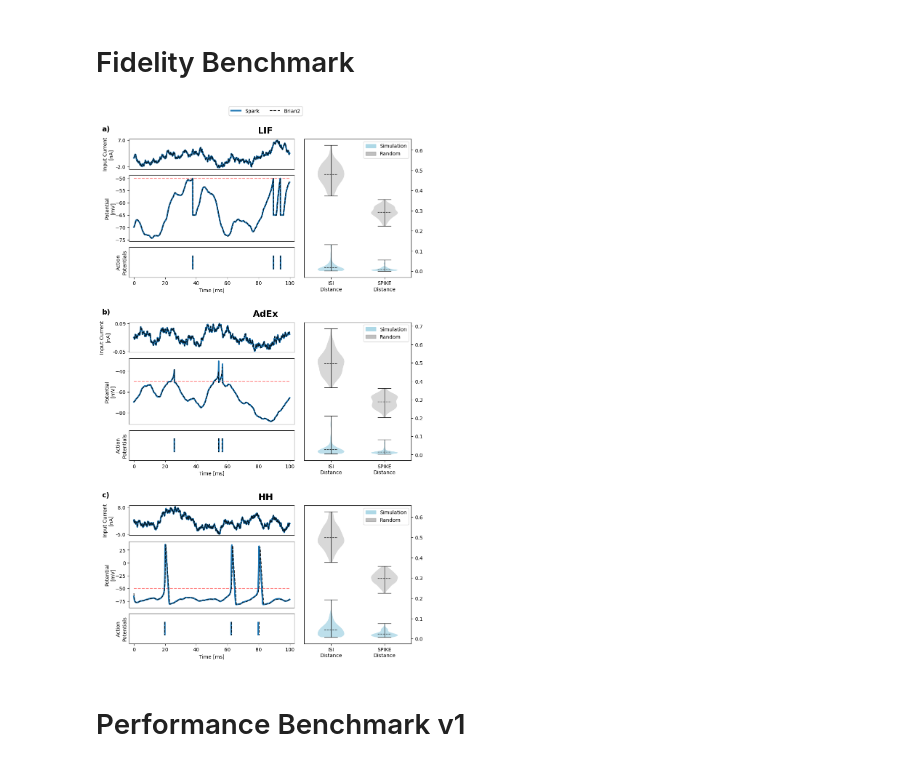
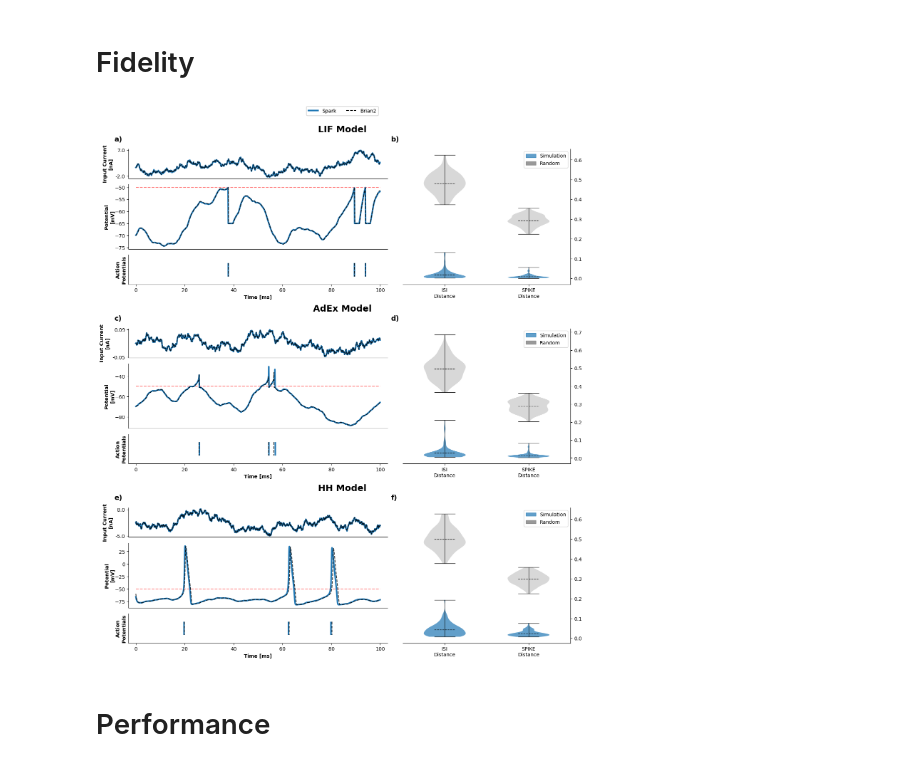
Before and after one commit to Nogarx/Spark, a Jupyter notebook: benchmarks/benchmark_report.ipynb, the cells around one changed output. Drawn from its saved outputs; the diff is of its cells as text; code cells hidden in the pictures.

```diff
--- a/benchmarks/benchmark_report.ipynb
+++ b/benchmarks/benchmark_report.ipynb
@@ -4,7 +6,7 @@ import matplotlib.pyplot as plt
 import matplotlib.gridspec as gridspec
 from matplotlib.lines import Line2D
 # %% [markdown]
-# Fidelity Benchmark
+# Fidelity
 # %%
 def populate_subfigure(
 		subfig, title, subfig_index, input_current, firing_threshold,
@@ -13,16 +15,16 @@ def populate_subfigure(
 		metrics, decimals=0,
 	) -> None:
 
-	import matplotlib
 	font = {'family' : 'sans-serif',
 			#'weight' : 'bold',
 			'size'   : 10}
 	matplotlib.rc('font', **font)
-	#matplotlib.rc('axes', labelweight='bold', titleweight='bold')
+	matplotlib.rc('axes', labelweight='bold', titleweight='bold')
 	matplotlib.rc('figure', titlesize=18, titleweight='bold')
 
-	subfig.suptitle(title, y=0.95)
-	subfig.text(0.05, 0.925, f'{subfig_index})', fontsize=14, weight='bold')
+	subfig.suptitle(f'{title} Model', y=1.015)
+	subfig.text(0.1, 0.925, f'{subfig_index[0]})', fontsize=14, weight='bold')
+	subfig.text(0.585, 0.925, f'{subfig_index[1]})', fontsize=14, weight='bold')
 	gs = gridspec.GridSpec(4, 5)
 	ax_pre = subfig.add_subplot(gs[0, :-2])
 	ax_pot = subfig.add_subplot(gs[1:3, :-2])
@@ -32,10 +34,13 @@ def populate_subfigure(
 	for ax in [ax_pre, ax_pot, ax_post]:
 		ax.set_xticks([], [])
 		ax.set_xlim(-3, 100+3)
+		ax.spines['top'].set_visible(False)
+		ax.spines['right'].set_visible(False)
 	ax_pre.set_yticks(
 		[np.round(np.min(input_current), decimals=decimals), np.round(np.max(input_current), decimals=decimals)],
 		[np.round(np.min(input_current), decimals=decimals), np.round(np.max(input_current), decimals=decimals)]
 	)
+
 	ax_post.set_yticks([], [])
 	ax_pre.set_ylabel('Input Current\n[nA]', labelpad=15, horizontalalignment='center', verticalalignment='center')
 	ax_pot.set_ylabel('Potential\n[mV]', labelpad=10, horizontalalignment='center', verticalalignment='center')
@@ -55,18 +60,22 @@ def populate_subfigure(
 
 
 	ax_metrics.set_yticks([], [])
+	ax_metrics.spines['top'].set_visible(False)
+	ax_metrics.spines['left'].set_visible(False)
 	ax_metrics = ax_metrics.twinx()
+	ax_metrics.spines['top'].set_visible(False)
+	ax_metrics.spines['left'].set_visible(False)
 	violin = ax_metrics.violinplot(
 		[metrics['isi_dist'], metrics['rand_isi_dist'], metrics['spike_dist'], metrics['rand_spike_dist']],
 		positions = [0, 0, 1, 1],
 		showmeans=True
 	)
 
-	for body, color in zip(violin['bodies'], ['lightblue', 'gray']*2):
+	for body, color in zip(violin['bodies'], ['tab:blue', 'gray']*2):
 		body.set_facecolor(color)
 		body.set_facecolor(color)
-		if color == 'lightblue':
-			body.set_alpha(0.8)
+		if color == 'tab:blue':
+			body.set_alpha(0.7)
 	for line in [violin['cmaxes'], violin['cmins'], violin['cmeans'], violin['cbars']]:
 		line.set_color('k')
 		line.set_alpha(0.8)
@@ -76,51 +85,51 @@ def populate_subfigure(
 	from matplotlib.patches import Patch
 
 	legend_elements = [
-		Patch(color='lightblue', alpha=1),
-		Patch(color='gray', alpha=0.5),
+		Patch(color='tab:blue', alpha=0.7),
+		Patch(color='gray', alpha=0.8),
 	]
 	ax_metrics.legend(legend_elements, ['Simulation', 'Random'])
 	ax_metrics.set_xticks([0, 1], ['ISI\nDistance', 'SPIKE\nDistance'])
 	ax_metrics.set_xlim(-0.5,1.5)
 
 
-fig = plt.figure(figsize=(10, 5*3), layout='constrained')
+fig = plt.figure(figsize=(16, 5*3), layout='constrained')
 subfigs = fig.subfigures(3, 1, squeeze=True, wspace=0)
 
 
 for idx, (exp, title, subfig_index) in enumerate(zip(
 		['LIF', 'AdEx', 'HH'],
 		['LIF', 'AdEx', 'HH'],
-		['a', 'b', 'c']
+		[('a', 'b'), ('c', 'd'), ('e', 'f')]
 	)):
 
 	b2_times = np.load(f'./npy_files/fidelity/{exp}_b2_times.npy')
 	b2_potentials = np.load(f'./npy_files/fidelity/{exp}_b2_potentials.npy')
 	b2_spikes = np.load(f'./npy_files/fidelity/{exp}_b2_spikes.npy')
 	spark_times = np.load(f'./npy_files/fidelity/{exp}_spark_times.npy')
 	spark_potentials = np.load(f'./npy_files/fidelity/{exp}_spark_potentials.npy')
 	spark_spikes = np.load(f'./npy_files/fidelity/{exp}_spark_spikes.npy')
 	input_currents = np.load(f'./npy_files/fidelity/{exp}_pre_current.npy')
 	metrics = np.load(f'./npy_files/fidelity/{exp}_metrics.npy', allow_pickle=True).item()
 
 	populate_subfigure(
 		subfigs[idx], title, subfig_index, input_currents, -50,
 		b2_times, b2_potentials, b2_spikes,
 		spark_times, spark_potentials, spark_spikes,
 		metrics, decimals=2 if title == 'AdEx' else 0
 	)
 
 	legend_elements = [
 		Line2D([], [], linestyle='solid', linewidth=3, label='Spark'),
         Line2D([], [], color='k', linestyle='--', label='Brian2'),
     ]
-	fig.legend(handles=legend_elements, ncols=2, bbox_to_anchor=(0.5, 1.025), loc='upper center')
+	fig.legend(handles=legend_elements, ncols=2, bbox_to_anchor=(0.5, 1.045), loc='upper center')
 
-plt.savefig('./figures/fidelity.png', dpi=300)
+plt.savefig('./figures/fidelity.png', dpi=300, bbox_inches='tight')
 # %% [output]
-[figure, old version]
+[figure, new version]
 # %% [markdown]
-# Performance Benchmark v1
+# Performance
 # %%
 w = 0.25
 o = w
```
Also changed, not shown: parts of 12 cells of this notebook, 11 other files.
